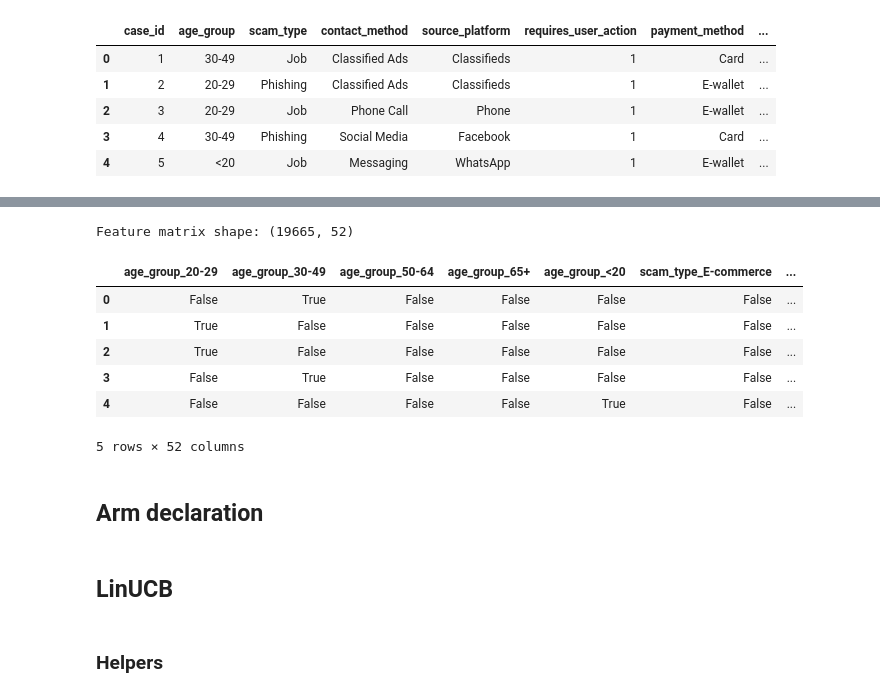
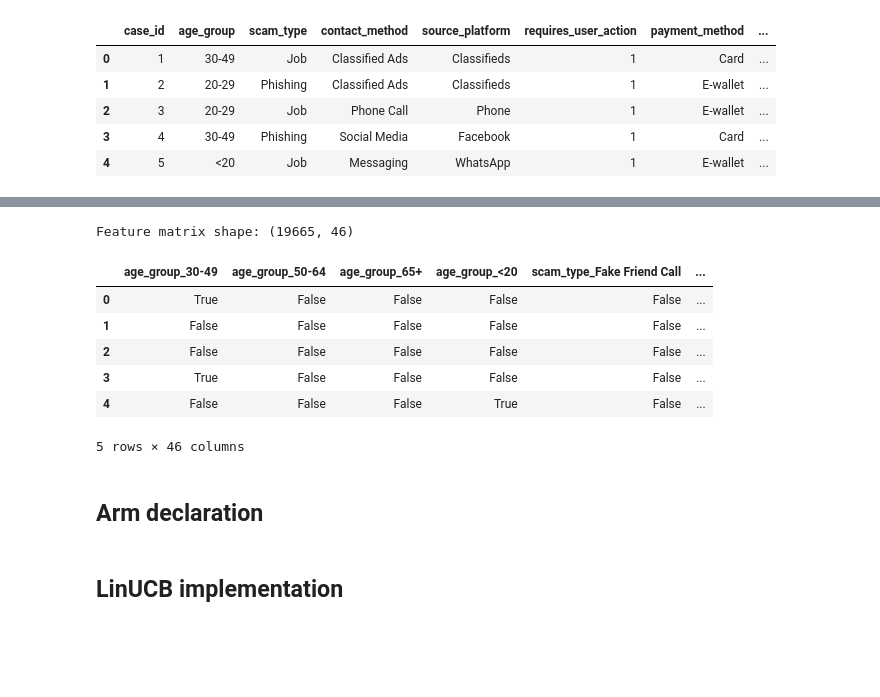
Before and after one commit to choijiwonsoc/bt4014-final-proj, a Jupyter notebook: analysis/lin_ucb_contextual_thompson.ipynb, the cells around one changed output, grey strips where cells are left out. Drawn from its saved outputs; the diff is of its cells as text; code cells hidden in the pictures; blank space fills up the shorter version.

```diff
--- a/analysis/lin_ucb_contextual_thompson.ipynb
+++ b/analysis/lin_ucb_contextual_thompson.ipynb
@@ -31,24 +32,24 @@ Rows: 19,665
 # %%
 categorical_features = ['age_group', 'scam_type', 'source_platform', 'payment_method', 'urgency_level', 'loss_bucket']
 
-feature_df = pd.get_dummies(df[categorical_features], drop_first=False)
+feature_df = pd.get_dummies(df[categorical_features], drop_first=True)
 feature_df['requires_user_action'] = df['requires_user_action'].astype(float)
 feature_df['log_amount'] = np.log1p(df['transaction_amount'])
 
 feature_matrix = feature_df.to_numpy(dtype=float)
 feature_columns = feature_df.columns.tolist()
 
 print(f'Feature matrix shape: {feature_matrix.shape}')
 feature_df.head()
 # %% [output]
-Feature matrix shape: (19665, 52)
+Feature matrix shape: (19665, 46)
-|  | age_group_20-29 | age_group_30-49 | age_group_50-64 | age_group_65+ | age_group_<20 | scam_type_E-commerce | ... |
-| 0 | False | True | False | False | False | False | ... |
-| 1 | True | False | False | False | False | False | ... |
-| 2 | True | False | False | False | False | False | ... |
-| 3 | False | True | False | False | False | False | ... |
-| 4 | False | False | False | False | True | False | ... |
+|  | age_group_30-49 | age_group_50-64 | age_group_65+ | age_group_<20 | scam_type_Fake Friend Call | ... |
+| 0 | True | False | False | False | False | ... |
+| 1 | False | False | False | False | False | ... |
+| 2 | False | False | False | False | False | ... |
+| 3 | True | False | False | False | False | ... |
+| 4 | False | False | False | True | False | ... |
-5 rows × 52 columns
+5 rows × 46 columns
 # %% [markdown]
 ## Arm declaration
 # %%
@@ -76,7 +77,7 @@ true_thetas = np.random.normal(0, 1, size=(n_arms, n_features))
 true_thetas[3] += 1.5  # Schedule transaction
 true_thetas[4] += 2.0  # Mandatory bank consultation
 # %% [markdown]
-## LinUCB
+## LinUCB implementation
 # %%
 class LinUCB:
     def __init__(self, n_arms: int, n_features: int, alpha: float):
@@ -105,2 +126,0 @@ class LinUCB:
-# %% [markdown]
-### Helpers
```
Also changed, not shown: parts of 17 cells of this notebook.
